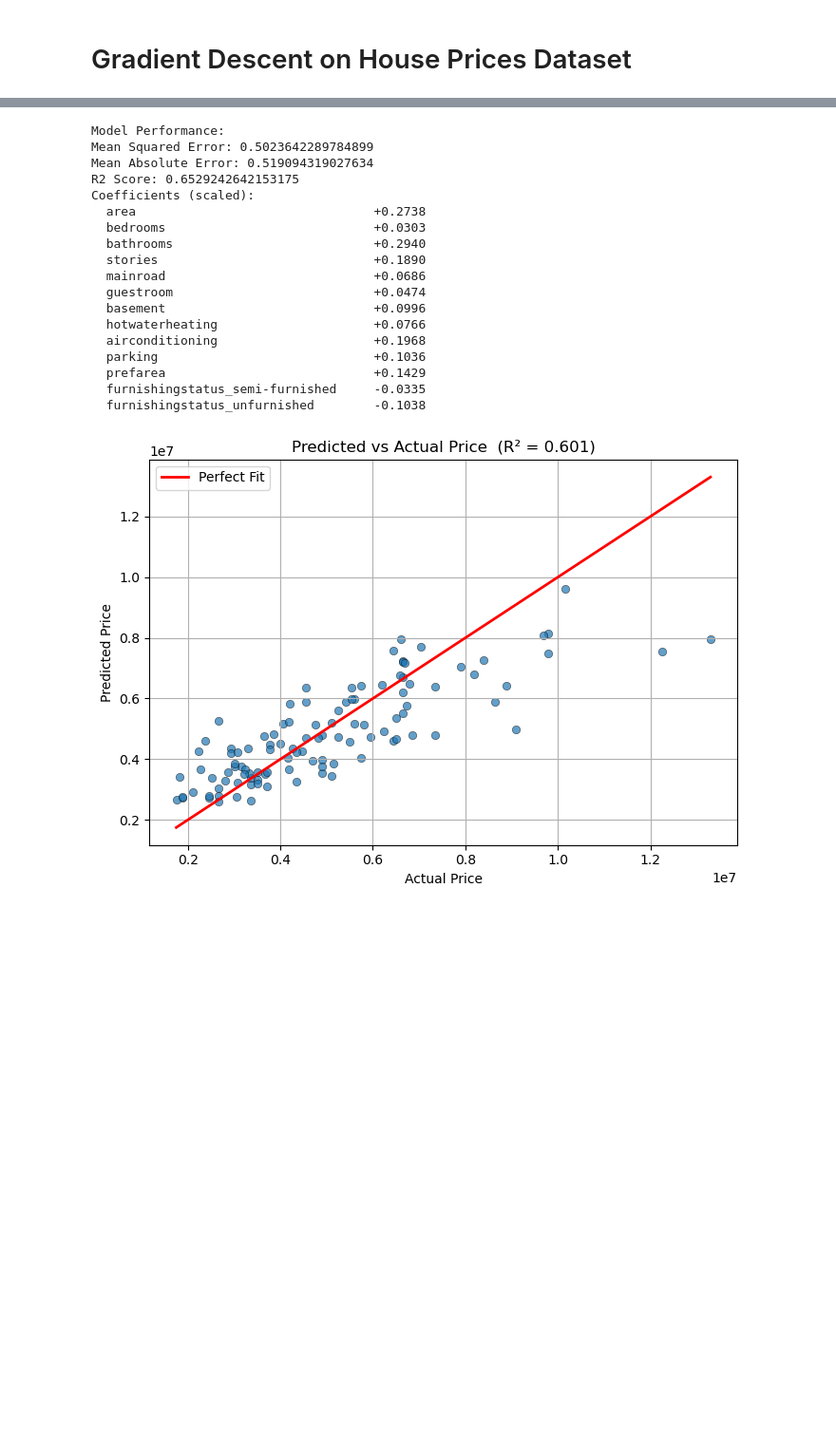
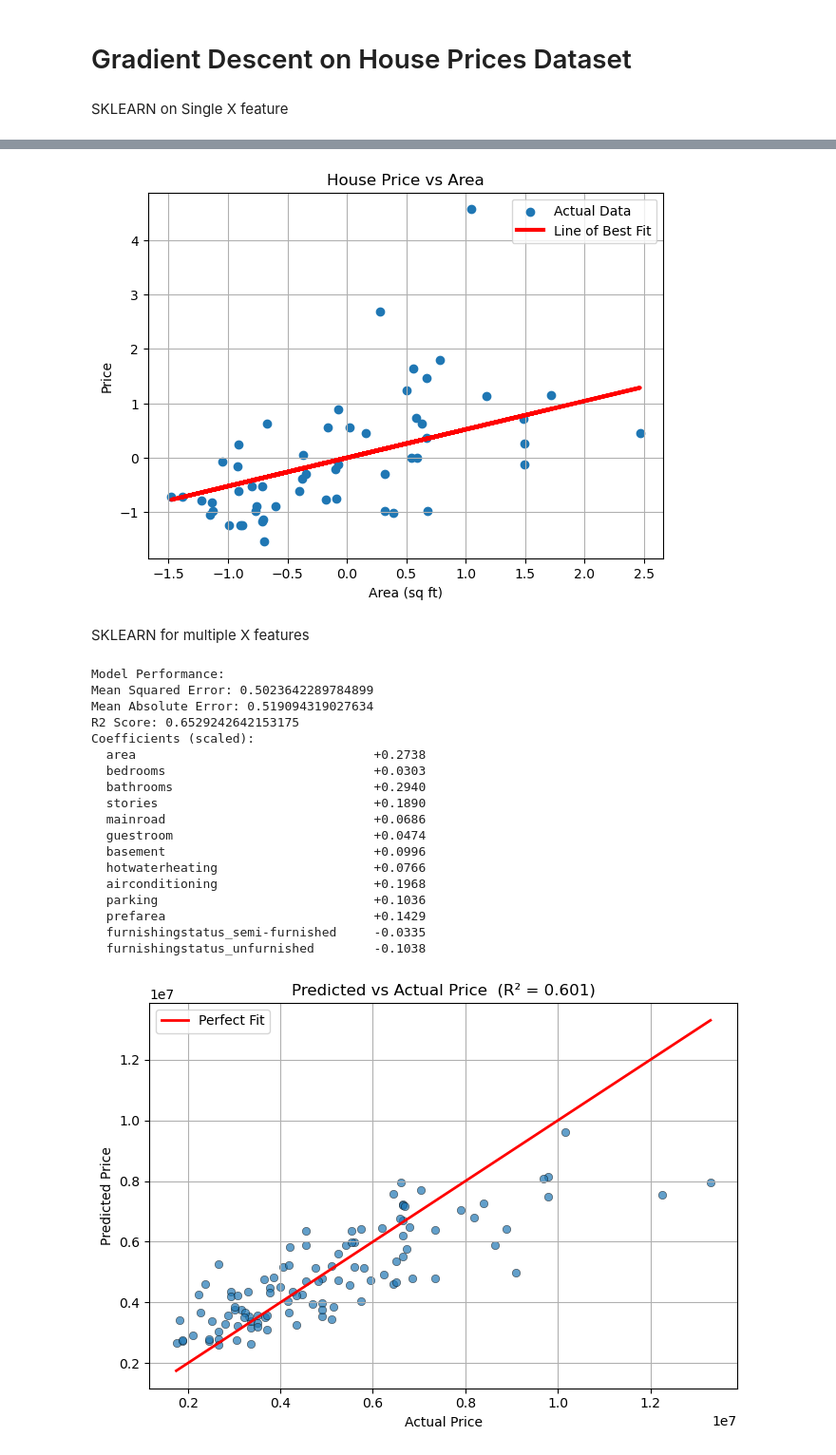
Before and after one commit to RoHaN-1-1/Python, a Jupyter notebook: RohanML/house price prediction/housepricesGD.ipynb, the cells around one changed output, grey strips where cells are left out. Shown at 95% size. Cells and saved outputs as stored; diff of their text form; code cells hidden in the pictures; blank space fills up the shorter version.

```diff
--- a/RohanML/house price prediction/housepricesGD.ipynb
+++ b/RohanML/house price prediction/housepricesGD.ipynb
@@ -1,2 +1,69 @@
 # %% [markdown]
 # Gradient Descent on House Prices Dataset
+# %% [markdown]
+SKLEARN on Single X feature
+# %%
+import pandas as pd
+import matplotlib.pyplot as plt
+from sklearn.model_selection import train_test_split
+from sklearn.linear_model import LinearRegression
+from sklearn.preprocessing import StandardScaler, MinMaxScaler
+
+df = pd.read_csv("Housing.csv")
+
+
+X = df[["area"]]
+y = df[["price"]]
+
+
+scaler = MinMaxScaler()
+
+X_normalized = X.copy()
+X_normalized = scaler.fit_transform(X)
+X_normalized = pd.DataFrame(X_normalized)
+
+print(X_normalized.head(),"x values")
+
+scaler = StandardScaler()
+X_scaled = scaler.fit_transform(X)
+
+scaler = MinMaxScaler()
+Y_normalized = y.copy()
+Y_normalized = scaler.fit_transform(y)
+Y_normalized = pd.DataFrame(Y_normalized)
+
+print(Y_normalized.head(),"yvalues")
+
+scaler = StandardScaler()
+Y_scaled = scaler.fit_transform(y)
+
+x_train, x_test, y_train, y_test = train_test_split(
+    X_scaled, Y_scaled, test_size=0.1, random_state=1
+)
+
+model = LinearRegression()
+model.fit(x_train, y_train)
+
+
+print()
+
+
+
+# x_sorted = x_train.sort_values(by="area")
+y_line = model.predict(x_test)
+
+
+print(model.coef_[0],"coef")
+
+print(model.intercept_,"intercept")
+
+plt.figure(figsize=(7,5))
+plt.scatter(x_test, y_test, label="Actual Data")
+plt.plot(x_test, y_line,color ="red",linewidth=3, label="Line of Best Fit")
+plt.xlabel("Area (sq ft)")
+plt.ylabel("Price")
+plt.title("House Price vs Area")
+plt.legend()
+plt.grid(True)
+plt.show()
+# %% [output]
@@ -3,3 +85,6 @@
+[figure, added]
+# %% [markdown]
+SKLEARN for multiple X features
 # %%
 import pandas as pd
 import numpy as np
```
Also changed, not shown: parts of 5 cells of this notebook.
